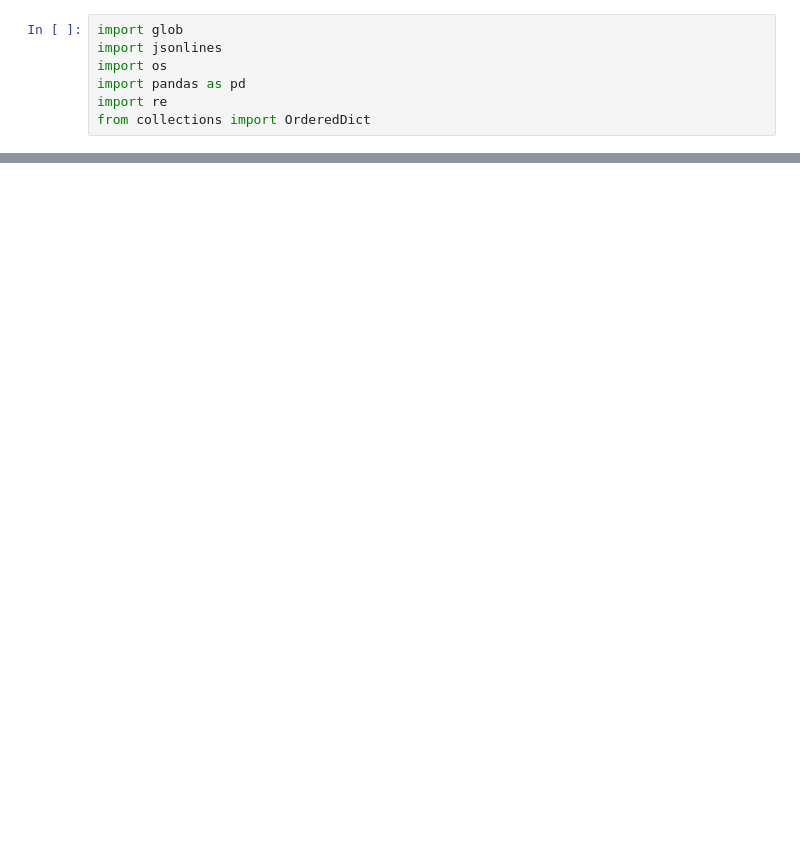
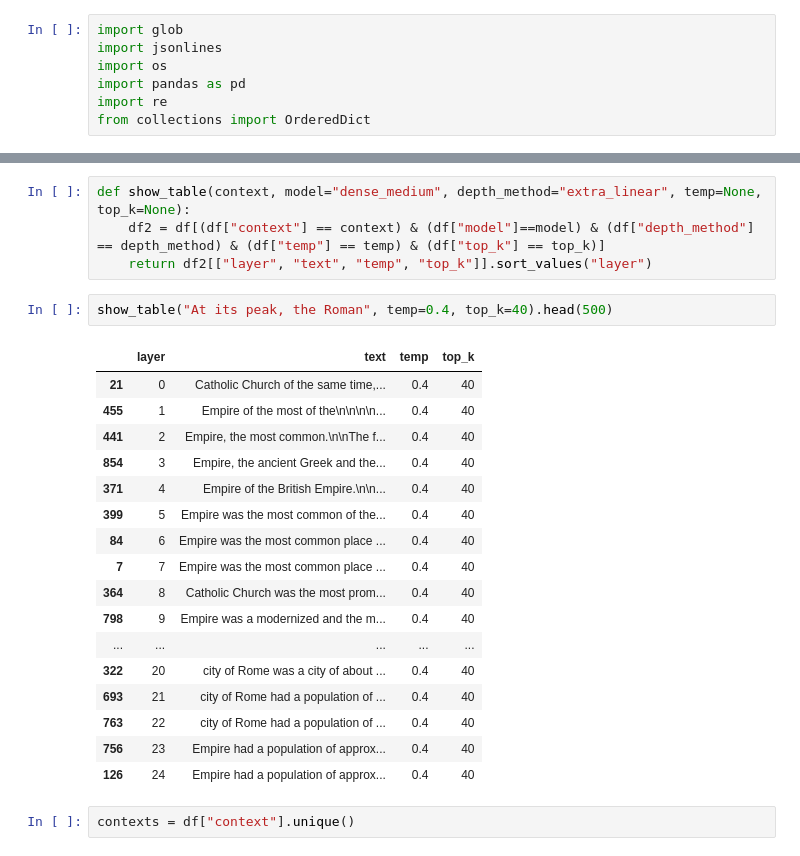
Before and after one commit to igor0/gpt-neox, a Jupyter notebook: notebooks/Sampling.ipynb, the cells around one changed output, grey strips where cells are left out. Cells and saved outputs as stored; diff of their text form; blank space fills up the shorter version.

```diff
--- a/notebooks/Sampling.ipynb
+++ b/notebooks/Sampling.ipynb
@@ -124,0 +111,26 @@ df[["context", "model", "layer", "depth_method", "temp", "top_k", "text"]]
+# %%
+def show_table(context, model="dense_medium", depth_method="extra_linear", temp=None, top_k=None):
+    df2 = df[(df["context"] == context) & (df["model"]==model) & (df["depth_method"] == depth_method) & (df["temp"] == temp) & (df["top_k"] == top_k)]
+    return df2[["layer", "text", "temp", "top_k"]].sort_values("layer")
+# %%
+show_table("At its peak, the Roman", temp=0.4, top_k=40).head(500)
+# %% [output]
+|  | layer | text | temp | top_k |
+| 21 | 0 | Catholic Church of the same time,... | 0.4 | 40 |
+| 455 | 1 | Empire of the most of the\n\n\n\n... | 0.4 | 40 |
+| 441 | 2 | Empire, the most common.\n\nThe f... | 0.4 | 40 |
+| 854 | 3 | Empire, the ancient Greek and the... | 0.4 | 40 |
+| 371 | 4 | Empire of the British Empire.\n\n... | 0.4 | 40 |
+| 399 | 5 | Empire was the most common of the... | 0.4 | 40 |
+| 84 | 6 | Empire was the most common place ... | 0.4 | 40 |
+| 7 | 7 | Empire was the most common place ... | 0.4 | 40 |
+| 364 | 8 | Catholic Church was the most prom... | 0.4 | 40 |
+| 798 | 9 | Empire was a modernized and the m... | 0.4 | 40 |
+| ... | ... | ... | ... | ... |
+| 322 | 20 | city of Rome was a city of about ... | 0.4 | 40 |
+| 693 | 21 | city of Rome had a population of ... | 0.4 | 40 |
+| 763 | 22 | city of Rome had a population of ... | 0.4 | 40 |
+| 756 | 23 | Empire had a population of approx... | 0.4 | 40 |
+| 126 | 24 | Empire had a population of approx... | 0.4 | 40 |
+# %%
+contexts = df["context"].unique()
```
Also changed, not shown: parts of 4 cells of this notebook.
